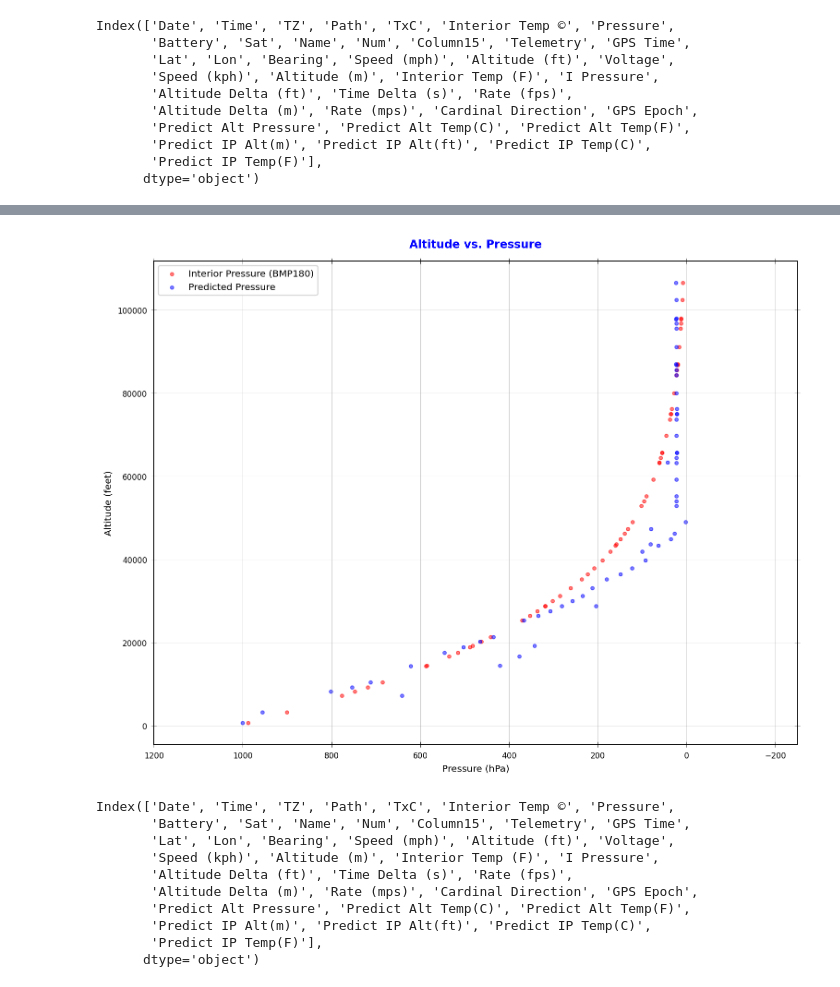
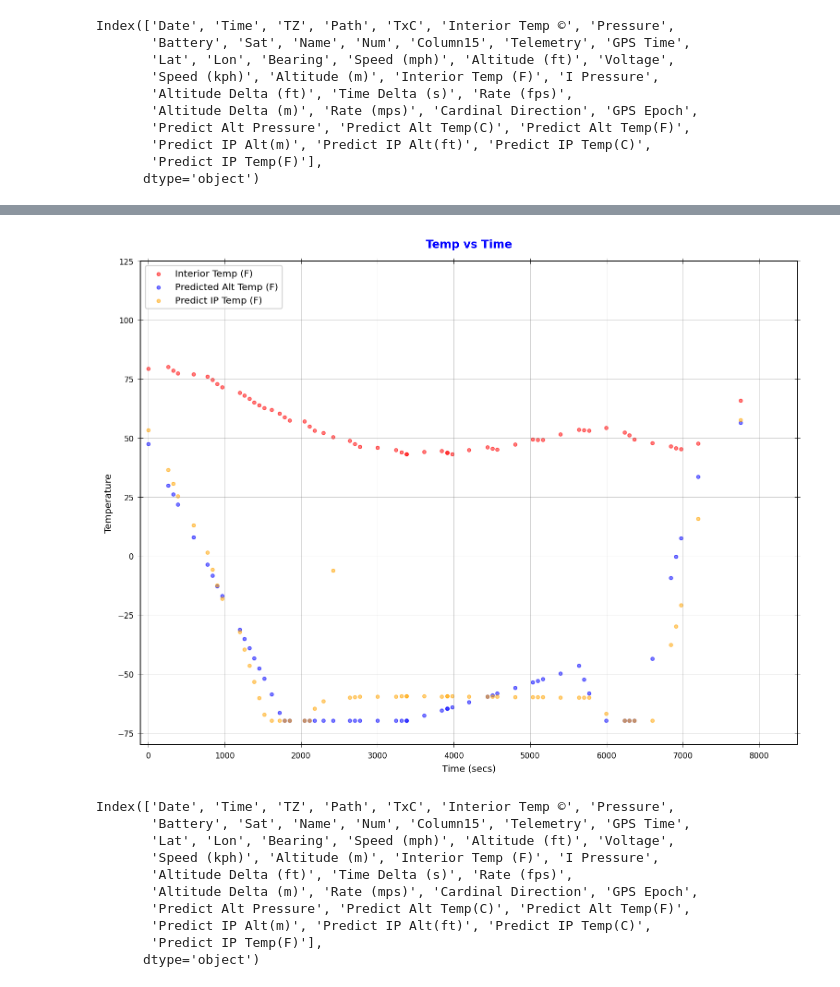
Before and after one commit to StateFarm-STEM/hablogger, a Jupyter notebook: telemetry-analysis/flights/normalwesths-2023-04-21/KB9LNS-13.ipynb, the cells around one changed output, grey strips where cells are left out. Saved outputs shown, nothing was run; the diff lists cells and outputs as text; code cells hidden in the pictures.

```diff
--- a/telemetry-analysis/flights/normalwesths-2023-04-21/KB9LNS-13.ipynb
+++ b/telemetry-analysis/flights/normalwesths-2023-04-21/KB9LNS-13.ipynb
@@ -384,23 +429,25 @@ Index(['Date', 'Time', 'TZ', 'Path', 'TxC', 'Interior Temp ©', 'Pressure',
 # %%
 %matplotlib inline
 
 plt.figure(dpi=175, figsize=(10,8))
 plot1 = plt.subplot2grid((1,1),(0,0))
 
-plot1.scatter('Predict Alt Pressure', 'Altitude (ft)', marker='.', data=df, color='red', alpha=0.5, linewidth=0.8)
-plot1.scatter('I Pressure', 'Altitude (ft)', marker='.', data=df, color='blue', alpha=0.5, linewidth=0.8)
+plot1.scatter('GPS Epoch', 'Interior Temp (F)', marker='.', data=df, color='red', alpha=0.5, linewidth=0.8)
+plot1.scatter('GPS Epoch', 'Predict Alt Temp(F)', marker='.', data=df, color='blue', alpha=0.5, linewidth=0.8)
+plot1.scatter('GPS Epoch','Predict IP Temp(F)', marker='.', data=df, color='orange', alpha=0.5, linewidth=0.8)
 plot1.tick_params(axis='both', which='both', reset=True, direction='inout', labelsize='x-small', bottom=True, length=5, width=0.3, grid_color='grey', grid_alpha=0.5)
-plot1.set_ylabel('Altitude (feet)', size='small')
-plot1.set_xlabel('Pressure (hPa)', size='small')
-plot1.set_title('Altitude vs. Pressure', color='blue', fontsize='medium', weight='bold', pad=12.0)
+plot1.set_xlabel('Time (secs)', size='small')
+plot1.set_ylabel('Temperature', size='small')
+plot1.set_title('Temp vs Time', color='blue', fontsize='medium', weight='bold', pad=12.0)
 plot1.grid(visible=True, which='both', linewidth=0.3)
-plot1.legend(['Interior Pressure (BMP180)', 'Predicted Pressure'], fontsize='small', loc='upper left')
-plot1.set_xlim([1200,-250])
+plot1.set_ylim([-80,125])
+plot1.set_xlim([-100,8500])
+plot1.legend(['Interior Temp (F)', 'Predicted Alt Temp (F)', 'Predict IP Temp (F)'], fontsize='small', loc='upper left')
 
 plt.tight_layout(pad=5.0)
 plt.show()
 # %% [output]
-[figure, old version]
+[figure, new version]
 # %%
 df.columns
 # %% [output]
```
Also changed, not shown: parts of 5 cells of this notebook.
